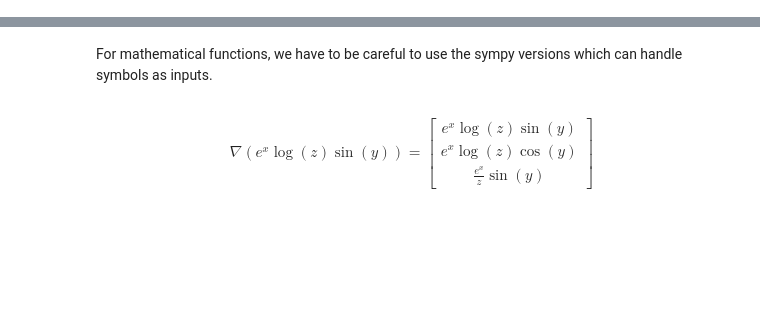
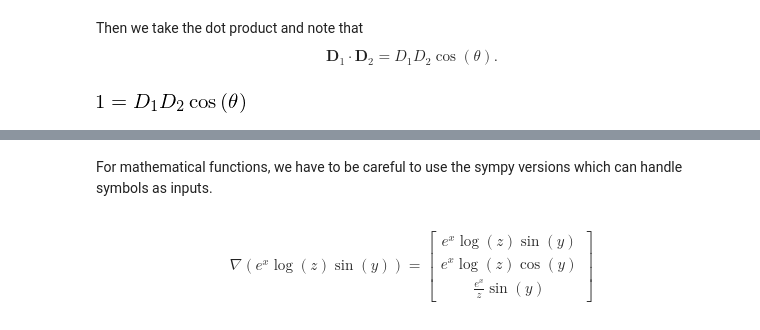
Before and after one commit to zhuxuan1998/PHYS352-HW, a Jupyter notebook: HW001.ipynb, the cells around one changed output, grey strips where cells are left out. Saved outputs shown, nothing was run; the diff lists cells and outputs as text; code cells hidden in the pictures; blank space fills up the shorter version.

```diff
--- a/HW001.ipynb
+++ b/HW001.ipynb
@@ -39,0 +17,12 @@ $$\nabla \left(x^{2} y^{3} z^{4}\right) = \left[\begin{matrix}2 x y^{3} z^{4}\\3
+# %%
+D_1 = sp.Matrix([[1,1,1]])
+D_2 = sp.Matrix([[-1,1,1]])
+# %% [markdown]
+Then we take the dot product and note that $$\mathbf{D}_1\cdot\mathbf{D}_2 = D_1 D_2 \cos(\theta).$$
+# %%
+# D1 and D2 here are the magnitudes, not the vectors
+theta, D1, D2 = sp.symbols('theta D_1 D_2')
+
+sp.Eq(D_1.dot(D_2), D1*D2*sp.cos(theta))
+# %% [output]
+[figure, added]
```
Also changed, not shown: parts of 49 cells of this notebook.
